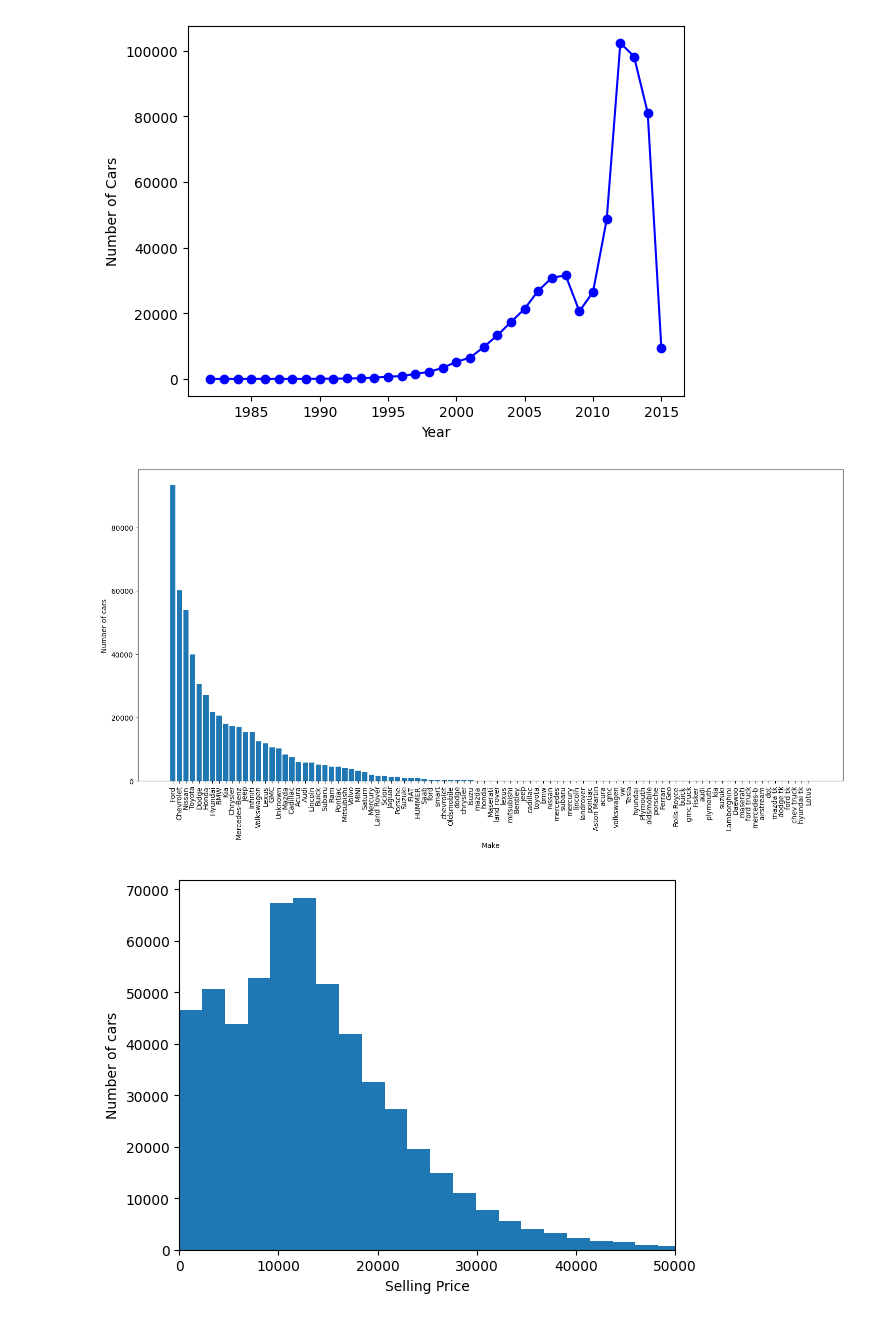
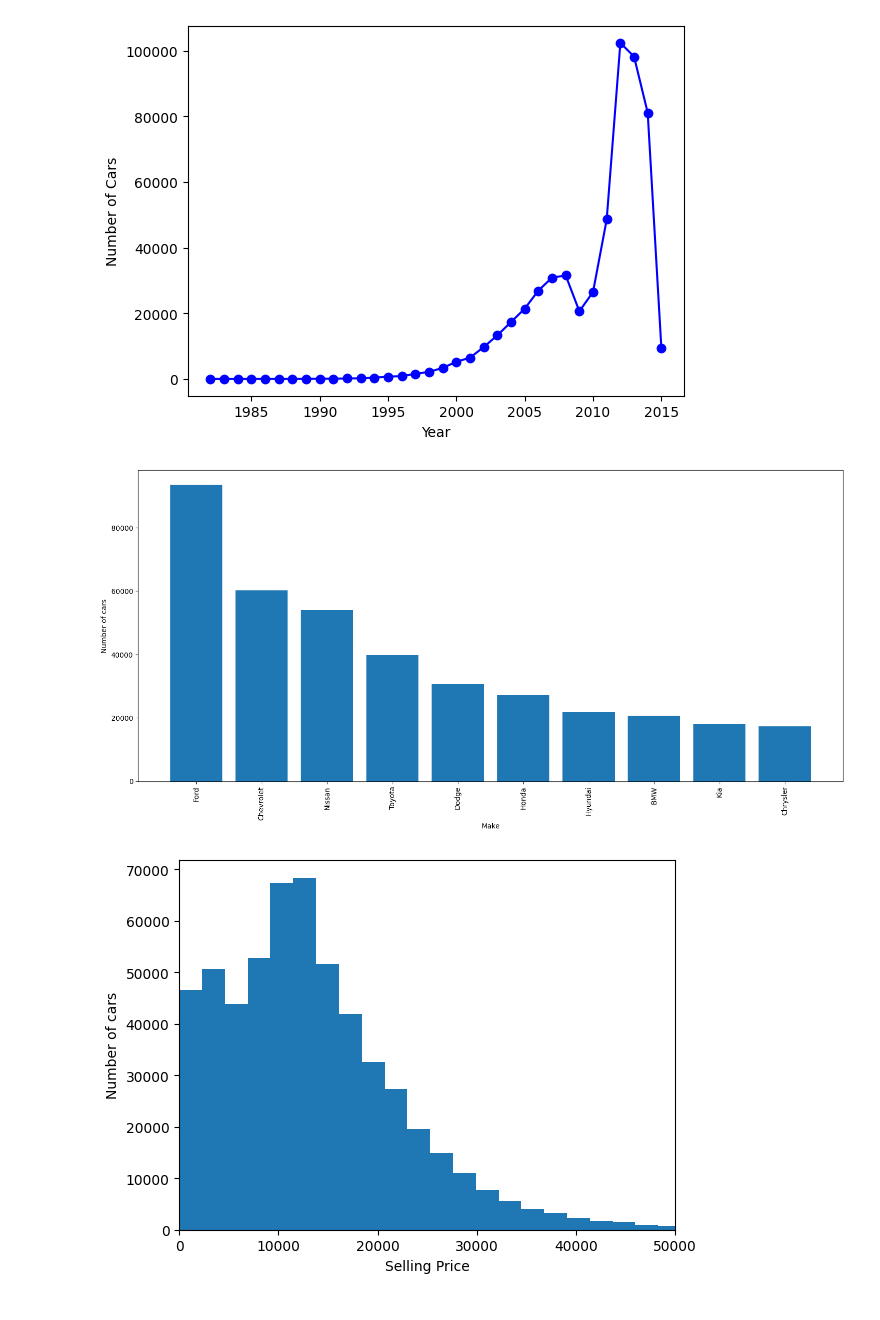
Before and after one commit to Kishore08-tech/Car-Resale-Data-Analysis-, a Jupyter notebook: Car_Resale_data_Visulaisation.ipynb, the cells around one changed output. Saved outputs shown, nothing was run; the diff lists cells and outputs as text; code cells hidden in the pictures.

```diff
--- a/Car_Resale_data_Visulaisation.ipynb
+++ b/Car_Resale_data_Visulaisation.ipynb
@@ -17,5 +17,19 @@ fill_values={'make':"Unknown",'model':'Unknown','trim':"Unknown",'body':'Unknown
              'odometer':data['odometer'].median(),'color':'Unknown','interior':'Unknown','mmr':data['mmr'].median(),'sellingprice':data['sellingprice'].median(),'saledate':'Unknown'}
 data.fillna(fill_values,inplace=True)
 data['body'] = data['body'].str.upper()
+data['make'] = data['make'].str.upper()
+data['make'] = data['make'].str.strip()
+data['seller']=data['seller'].str.upper()
+data['make'] = data['make'].replace({
+    'VW': 'VOLKSWAGEN',
+    'MERCEDES': 'MERCEDES-BENZ',
+    'MERCEDES-B': 'MERCEDES-BENZ',
+    'GMC TRUCK': 'GMC',
+    'MAZDA TK': 'MAZDA',
+    'FORD TK': 'FORD',
+    'FORD TRUCK': 'FORD',
+    'HYUNDAI TK': 'HYUNDAI',
+    'DODGE TK': 'RAM'
+})
 # %% [output]
 0
@@ -47,15 +61,15 @@ plt.show()
 [figure]
 # %%
 #Distribution of make of car
-make_count=data['make'].value_counts()
+make_count=data['make'].value_counts().head(10)
 plt.figure(figsize=(18, 8))
 plt.xlabel('Make')
 plt.ylabel('Number of cars')
 plt.bar(make_count.index,make_count.values)
 plt.xticks(rotation=90)
 plt.show()
 # %% [output]
-[figure, old version]
+[figure, new version]
 # %%
 #Histogram of selling price of cars
 plt.hist(data['sellingprice'],bins=100)
```
Also changed, not shown: parts of 4 cells of this notebook.
